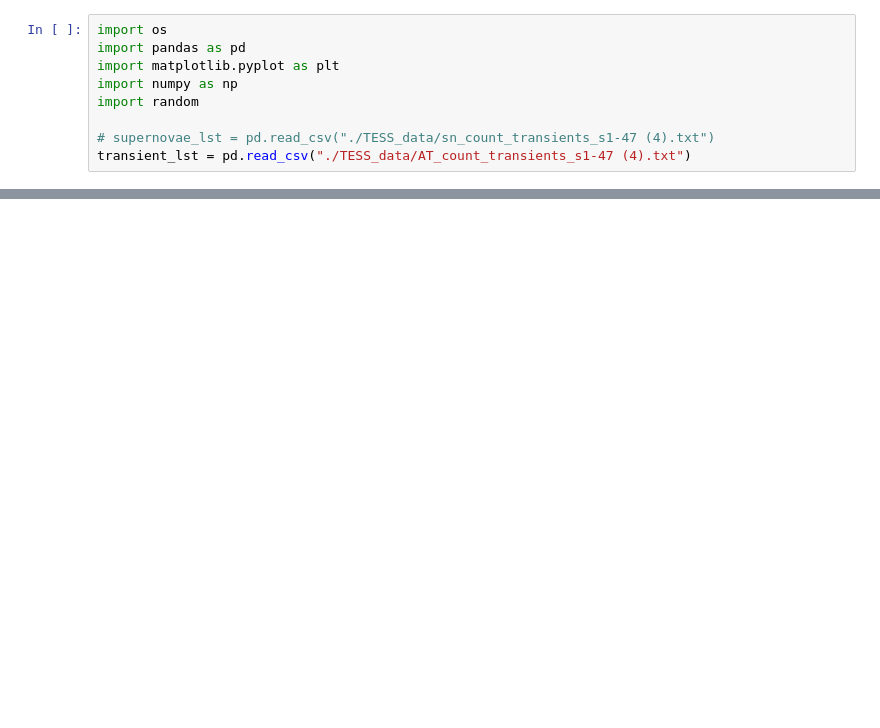
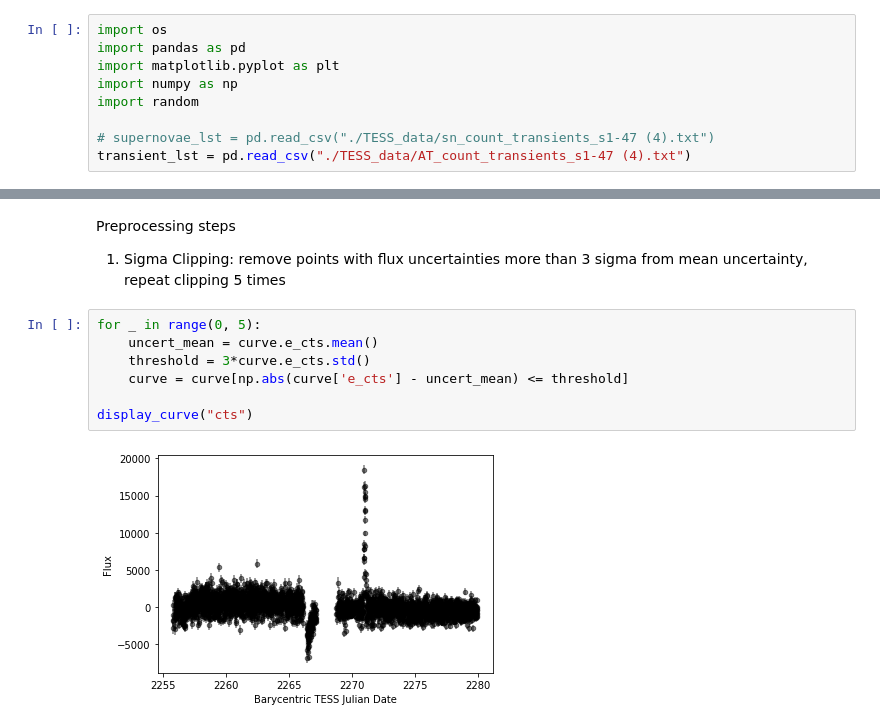
Before and after one commit to halihuang/TESSEpochTime, a Jupyter notebook: main.ipynb, the cells around one changed output, grey strips where cells are left out. Drawn from its saved outputs; the diff is of its cells as text; blank space fills up the shorter version.

Commit message:
preprocessing steps

```diff
--- a/main.ipynb
+++ b/main.ipynb
@@ -30,0 +35,12 @@ curve
+# %% [markdown]
+Preprocessing steps
+1. Sigma Clipping: remove points with flux uncertainties more than 3 sigma from mean uncertainty, repeat clipping 5 times
+# %%
+for _ in range(0, 5):
+    uncert_mean = curve.e_cts.mean()
+    threshold = 3*curve.e_cts.std()
+    curve = curve[np.abs(curve['e_cts'] - uncert_mean) <= threshold]
+
+display_curve("cts")
+# %% [output]
+[figure, added]
```
Also changed, not shown: parts of 11 cells of this notebook, 2 other files.
